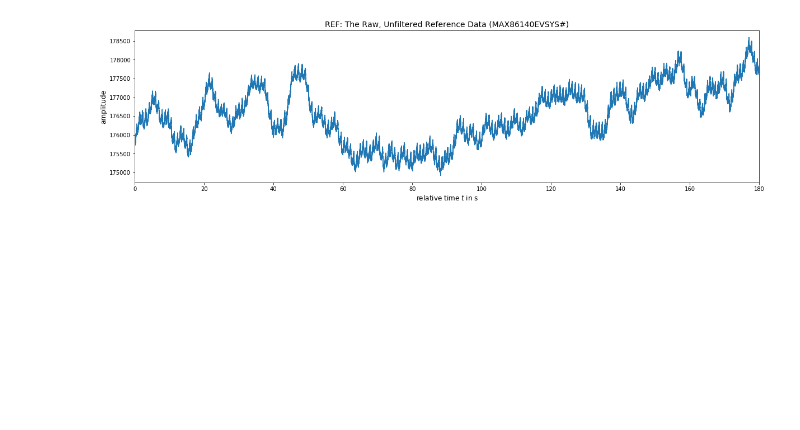
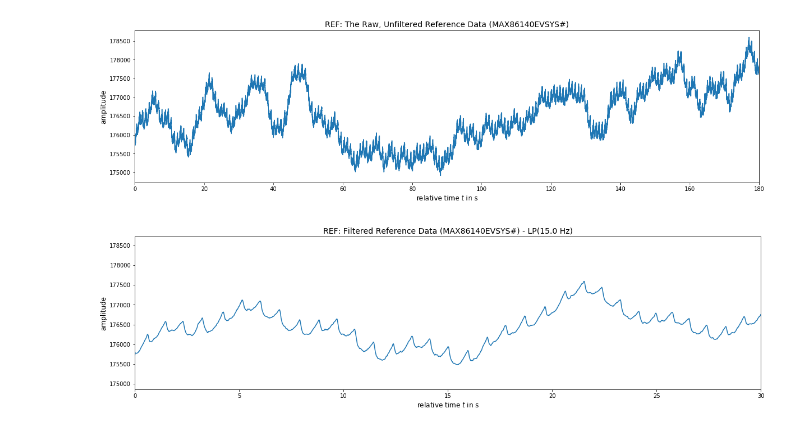
Before and after one commit to fwolling/PPGraw, a Jupyter notebook: python/show_ref.ipynb, the cells around one changed output. Cells and saved outputs as stored; diff of their text form; code cells hidden in the pictures; blank space fills up the shorter version.

Commit message:
Raw vs. preprocessed signals
Added code blocks for preprocessed signals.

```diff
--- a/python/show_ref.ipynb
+++ b/python/show_ref.ipynb
@@ -36,3 +38,43 @@ ax.plot(dataset["time"], dataset["signal"])
 plt.show()
 # %% [output]
 [figure]
+# %%
+def lowpass(data, fs, order, fc):
+    nyq = 0.5 * fs  # Calculate the Nyquist frequency.
+    cut = fc / nyq  # Calculate the cutoff frequency (-3 dB).
+    lp_b, lp_a = sig.butter(order, cut, btype='lowpass')  # Design and apply the low-pass filter.
+    lp_data = list(sig.filtfilt(lp_b, lp_a, data))  # Apply forward-backward filter with linear phase.
+    return lp_data
+
+def highpass(data, fs, order, fc):
+    nyq = 0.5 * fs  # Calculate the Nyquist frequency.
+    cut = fc / nyq  # Calculate the cutoff frequency (-3 dB).
+    hp_b, hp_a = sig.butter(order, cut, btype='highpass')  # Design and apply the high-pass filter.
+    hp_data = list(sig.filtfilt(hp_b, hp_a, data))  # Apply forward-backward filter with linear phase.
+    return hp_data
+
+def bandpass(data, fs, order, fc_low, fc_hig):
+    nyq = 0.5 * fs  # Calculate the Nyquist frequency.
+    cut_low = fc_low / nyq  # Calculate the lower cutoff frequency (-3 dB).
+    cut_hig = fc_hig / nyq  # Calculate the upper cutoff frequency (-3 dB).
+    bp_b, bp_a = sig.butter(order, (cut_low, cut_hig), btype='bandpass')  # Design and apply the band-pass filter.
+    bp_data = list(sig.filtfilt(bp_b, bp_a, data))  # Apply forward-backward filter with linear phase.
+    return bp_data
+# %%
+# Plot the reference data filtered: 2nd order low-pass filter, 15.0 Hz corner frequency
+lp_fc = 15.0  # The filter's corner frequency.
+lp_order = 2  # The filter's order.
+
+data_lp = lowpass(data["signal"], fs=data["fs"], order=lp_order, fc=lp_fc)
+
+width, height = (20, 5)
+fig=plt.figure(figsize=(width, height))
+ax=plt.axes()
+ax.set_title("REF: Filtered Reference Data (MAX86140EVSYS#) - LP(" + str(round(lp_fc, 1)) + " Hz)", fontsize=14)
+ax.set_xlabel("relative time $t$ in s", fontsize=12)
+ax.set_ylabel("amplitude", fontsize=12)
+ax.set_xlim((0.0, 30.0))
+ax.plot(data["time"], data_lp)
+plt.show()
+# %% [output]
+[figure, added]
```
Also changed, not shown: parts of 5 cells of this notebook.
